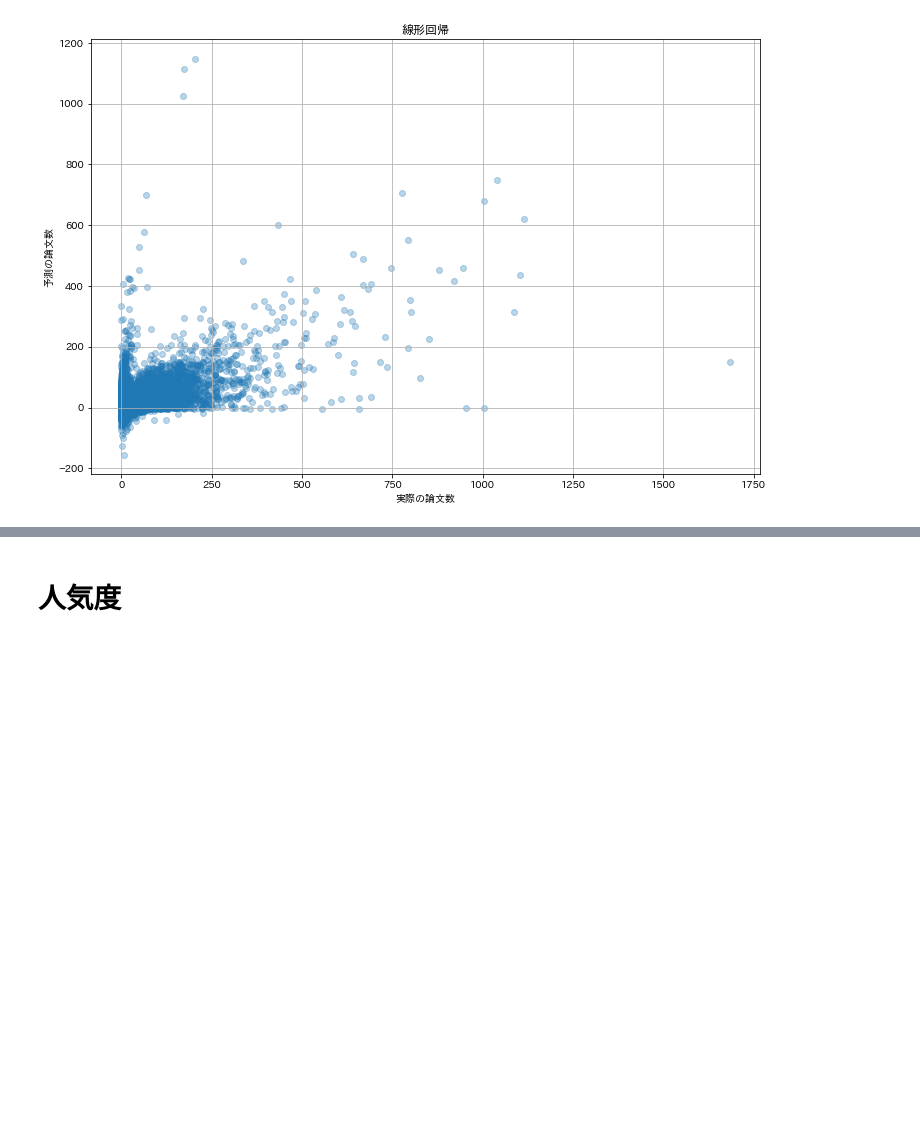
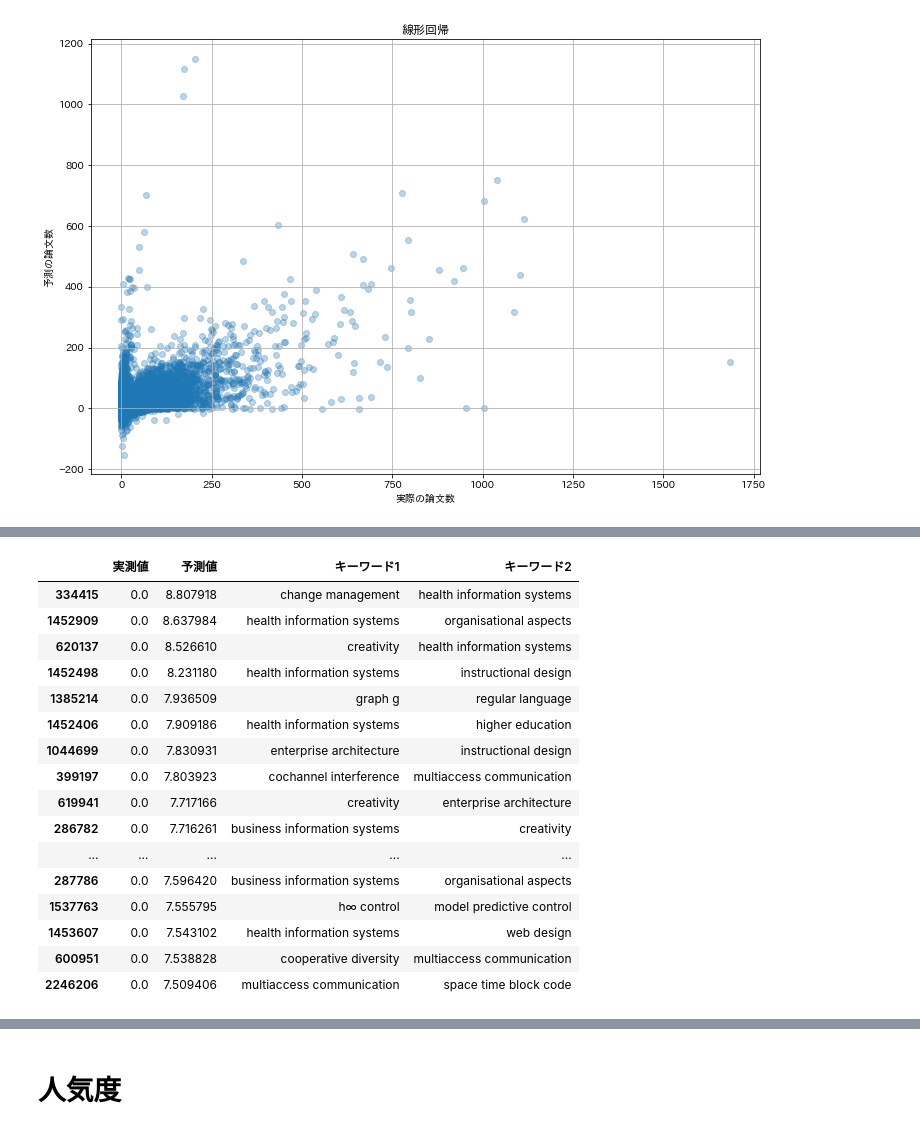
Before and after one commit to Babmuclr/trend_predict, a Jupyter notebook: src/notebooks/aminer/linear_regression.ipynb, the cells around one changed output, grey strips where cells are left out. Cells and saved outputs as stored; diff of their text form; code cells hidden in the pictures; blank space fills up the shorter version.

```diff
--- a/src/notebooks/aminer/linear_regression.ipynb
+++ b/src/notebooks/aminer/linear_regression.ipynb
@@ -25,6 +25,6 @@ DATAPATH = "../../../data/DBLP/"
 OUTPUTPATH = "../../../result/aminer/"
 # %%
-with open(DATAPATH + "keywords.txt") as f:
+with open(DATAPATH + "keywords_delete_similar_words.txt") as f:
     keywords = list(map(lambda x: x.replace("\n", ""), f.readlines()))
 key_sets = set(keywords)
 len(keywords), keywords[0]
@@ -130,17 +130,12 @@ fig.show()
 # %% [output]
 [figure]
 # %%
-word_matrix = np.zeros([N,N,2]).astype(str)
+predict_matrix = np.zeros([N,N])
 correct_matrix = np.zeros([N,N])
+correct_matrix[np.triu_indices(n=N, k=1)] = test_y
+predict_matrix[np.triu_indices(n=N, k=1)] = model.predict(test_x)
 for i in range(N):
     for j in range(N):
-        word_matrix[i][j][0] = keywords[i]
-        word_matrix[i][j][1] = keywords[j]
-x = np.zeros([N,N])
-correct_matrix[np.triu_indices(n=N, k=1)] = test_y
-x[np.triu_indices(n=N, k=1)] = model.predict(test_x)
-for i in range(N):
-    for j in range(N):
-        if x[i][j] > 400:
-            print(word_matrix[i][j], round(x[i][j],1), correct_matrix[i][j])
+        if predict_matrix[i][j] > 400:
+            print("キーワード: {}, {}, 予測値: {}, 実測値: {}".format(keywords[i], keywords[j],round(predict_matrix[i][j],1), correct_matrix[i][j]))
 # %% [output]
@@ -164,14 +159,11 @@ for i in range(N):
 # %%
+bool_matrix = np.zeros([N,N])
+bool_matrix[np.triu_indices(n=N, k=1)] = train_y
 word_matrix = np.zeros([N,N,2]).astype(str)
-correct_matrix = np.zeros([N,N])
 for i in range(N):
     for j in range(N):
         word_matrix[i][j][0] = keywords[i]
         word_matrix[i][j][1] = keywords[j]
-x = np.zeros([N,N])
-correct_matrix[np.triu_indices(n=N, k=1)] = test_y
-x[np.triu_indices(n=N, k=1)] = model.predict(test_x)
-for i in range(N):
-    for j in range(N):
-        if correct_matrix[i][j] > 400:
-            print( word_matrix[i][j], round(x[i][j],1), correct_matrix[i][j])
+correct_new = correct_matrix[np.where(bool_matrix==0)]
+predict_new = predict_matrix[np.where(bool_matrix==0)]
+word_new = word_matrix[np.where(bool_matrix==0)]
@@ -208,0 +170,6 @@ for i in range(N):
+# %%
+df = pd.DataFrame(correct_new, columns=["実測値"])
+df["予測値"] = predict_new
+df["キーワード1"] = word_new[:,0]
+df["キーワード2"] = word_new[:,1]
+df.head()
@@ -208,0 +183,21 @@ for i in range(N):
+# %%
+df.sort_values("予測値", ascending=False, inplace=True)
+df.head(20)
+# %% [output]
+|  | 実測値 | 予測値 | キーワード1 | キーワード2 |
+| 334415 | 0.0 | 8.807918 | change management | health information systems |
+| 1452909 | 0.0 | 8.637984 | health information systems | organisational aspects |
+| 620137 | 0.0 | 8.526610 | creativity | health information systems |
+| 1452498 | 0.0 | 8.231180 | health information systems | instructional design |
+| 1385214 | 0.0 | 7.936509 | graph g | regular language |
+| 1452406 | 0.0 | 7.909186 | health information systems | higher education |
+| 1044699 | 0.0 | 7.830931 | enterprise architecture | instructional design |
+| 399197 | 0.0 | 7.803923 | cochannel interference | multiaccess communication |
+| 619941 | 0.0 | 7.717166 | creativity | enterprise architecture |
+| 286782 | 0.0 | 7.716261 | business information systems | creativity |
+| ... | ... | ... | ... | ... |
+| 287786 | 0.0 | 7.596420 | business information systems | organisational aspects |
+| 1537763 | 0.0 | 7.555795 | h∞ control | model predictive control |
+| 1453607 | 0.0 | 7.543102 | health information systems | web design |
+| 600951 | 0.0 | 7.538828 | cooperative diversity | multiaccess communication |
+| 2246206 | 0.0 | 7.509406 | multiaccess communication | space time block code |
```
Also changed, not shown: parts of 28 cells of this notebook, 15 other files.
